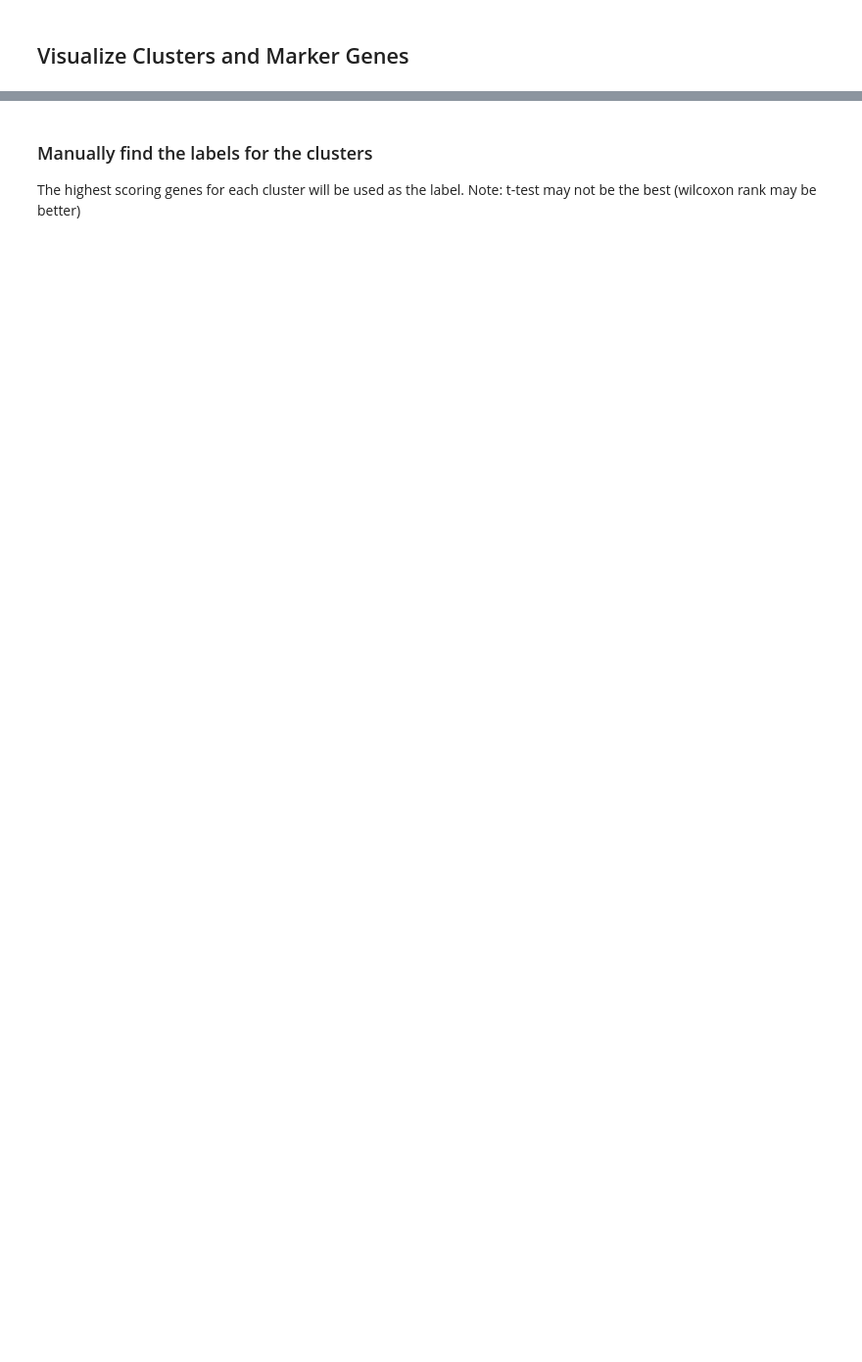
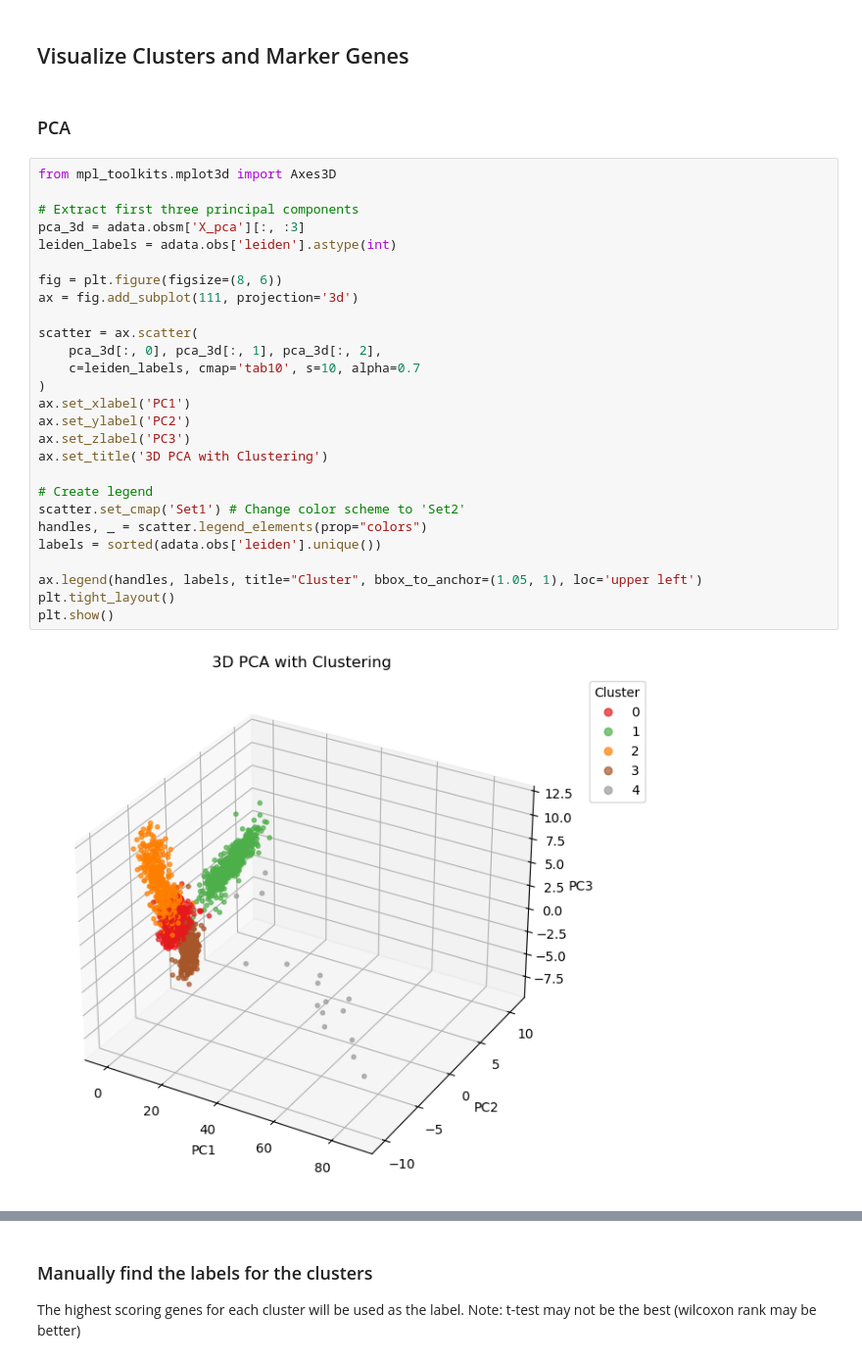
Before and after one commit to amish-mishra/tda_sc_omics, a Jupyter notebook: sc_analysis.ipynb, the cells around one changed output, grey strips where cells are left out. Shown at 98% size. Drawn from its saved outputs; the diff is of its cells as text; blank space fills up the shorter version.

```diff
--- a/sc_analysis.ipynb
+++ b/sc_analysis.ipynb
@@ -57,5 +56,36 @@ sc.tl.leiden(adata, resolution=0.5)
 # %% [markdown]
 ## Visualize Clusters and Marker Genes
+# %% [markdown]
+### PCA
+# %%
+from mpl_toolkits.mplot3d import Axes3D
+
+# Extract first three principal components
+pca_3d = adata.obsm['X_pca'][:, :3]
+leiden_labels = adata.obs['leiden'].astype(int)
+
+fig = plt.figure(figsize=(8, 6))
+ax = fig.add_subplot(111, projection='3d')
+
+scatter = ax.scatter(
+    pca_3d[:, 0], pca_3d[:, 1], pca_3d[:, 2],
+    c=leiden_labels, cmap='tab10', s=10, alpha=0.7
+)
+ax.set_xlabel('PC1')
+ax.set_ylabel('PC2')
+ax.set_zlabel('PC3')
+ax.set_title('3D PCA with Clustering')
+
+# Create legend
+scatter.set_cmap('Set1') # Change color scheme to 'Set2'
+handles, _ = scatter.legend_elements(prop="colors")
+labels = sorted(adata.obs['leiden'].unique())
+
+ax.legend(handles, labels, title="Cluster", bbox_to_anchor=(1.05, 1), loc='upper left')
+plt.tight_layout()
+plt.show()
+# %% [output]
+[figure, added]
 # %%
 sc.pl.umap(adata, color='leiden', frameon=False, title='Leiden Clustering')
 # %% [output]
```
Also changed, not shown: parts of 10 cells of this notebook, 1 other file.
